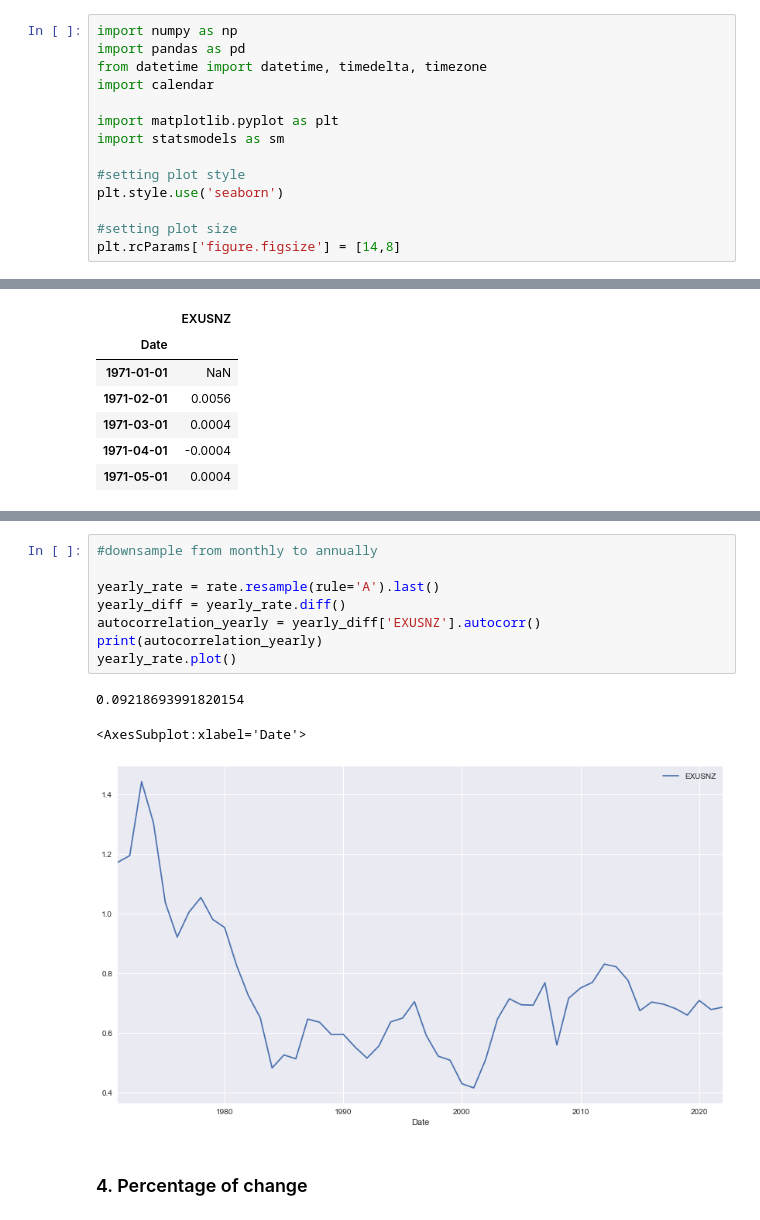
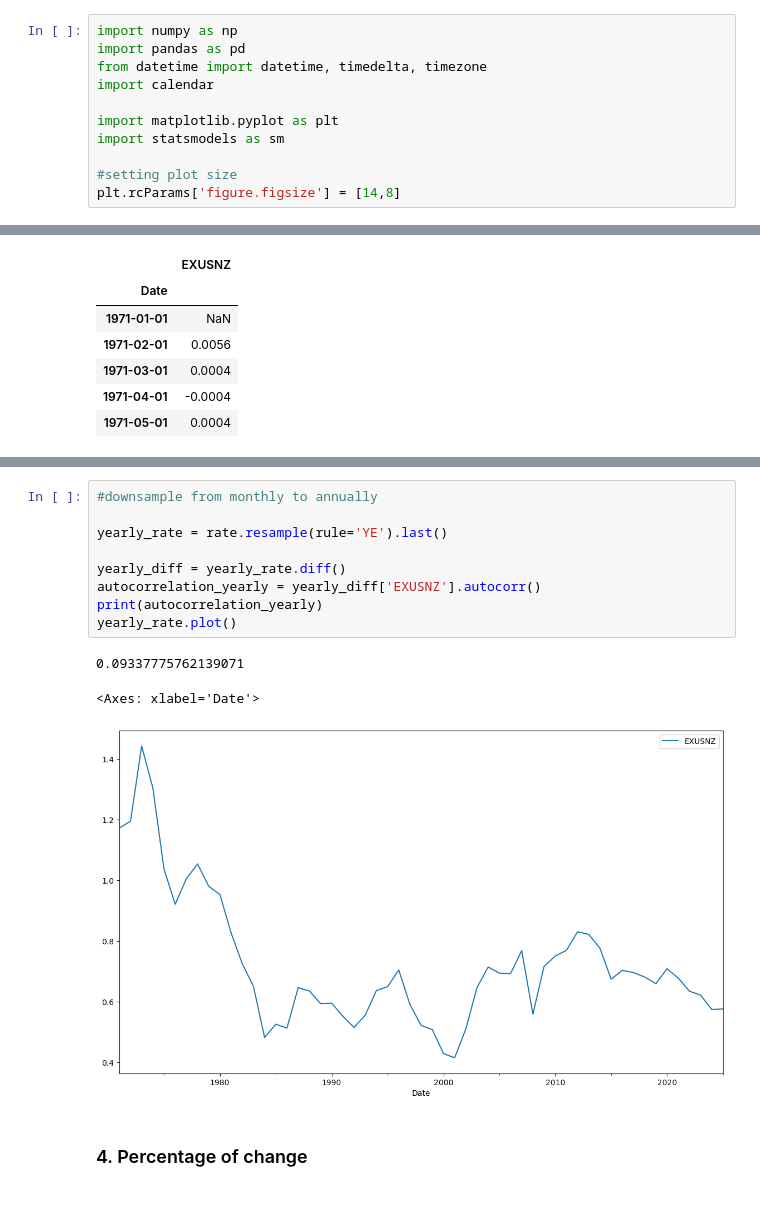
Before and after one commit to lilianasku/Time-series-analysis, a Jupyter notebook: notebooks/ExchangeRates.ipynb, the cells around one changed output, grey strips where cells are left out. Cells and saved outputs as stored; diff of their text form.

```diff
--- a/notebooks/ExchangeRates.ipynb
+++ b/notebooks/ExchangeRates.ipynb
@@ -11,9 +17,6 @@ import calendar
 import matplotlib.pyplot as plt
 import statsmodels as sm
 
-#setting plot style
-plt.style.use('seaborn')
-
 #setting plot size
 plt.rcParams['figure.figsize'] = [14,8]
 # %% [markdown]
@@ -73,15 +77,16 @@ print(autocorrelation_monthly)
 # %%
 #downsample from monthly to annually
 
-yearly_rate = rate.resample(rule='A').last()
+yearly_rate = rate.resample(rule='YE').last()
+
 yearly_diff = yearly_rate.diff()
 autocorrelation_yearly = yearly_diff['EXUSNZ'].autocorr()
 print(autocorrelation_yearly)
 yearly_rate.plot()
 # %% [output]
-0.09218693991820154
+0.09337775762139071
-<AxesSubplot:xlabel='Date'>
+<Axes: xlabel='Date'>
-[figure, old version]
+[figure, new version]
 # %% [markdown]
 ### 4. Percentage of change
 # %%
```
Also changed, not shown: parts of 8 cells of this notebook.
